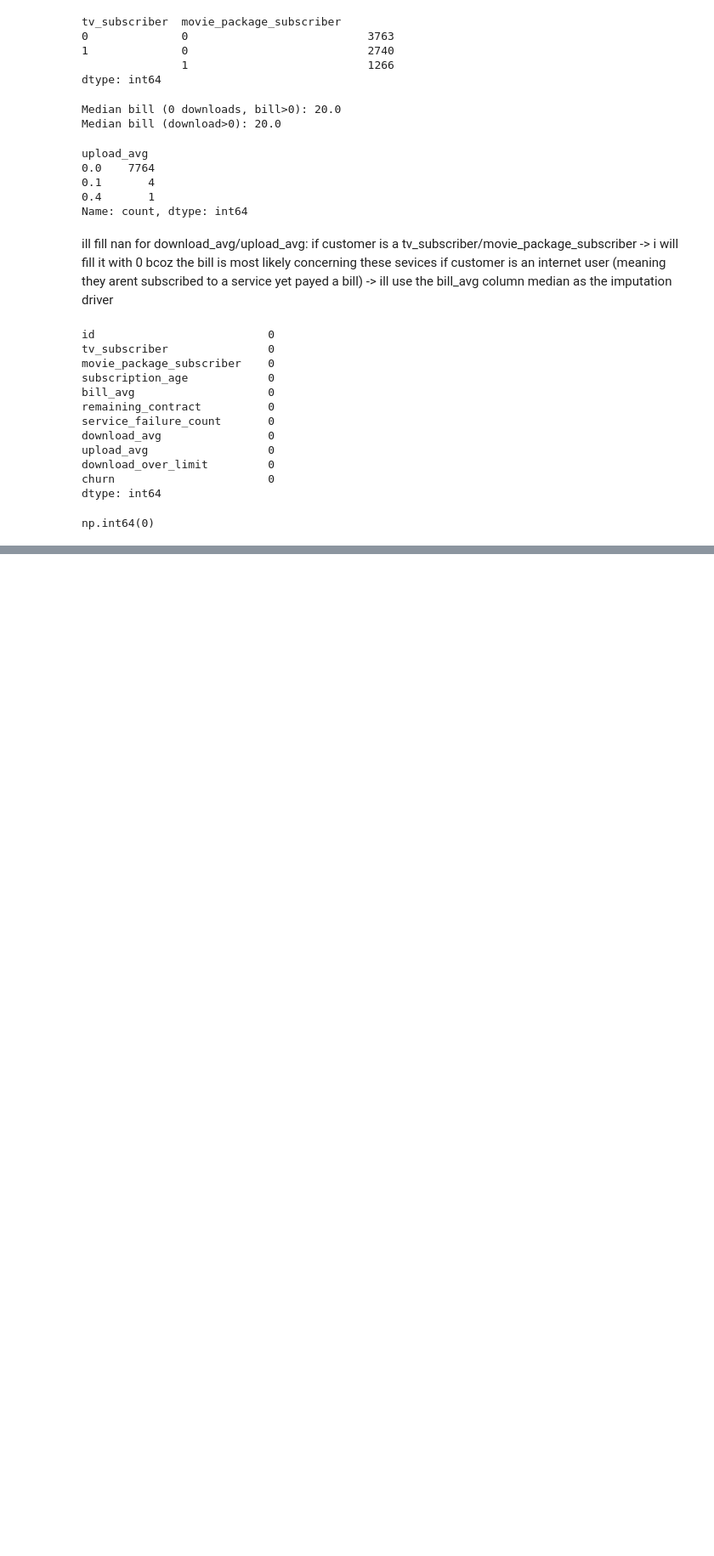
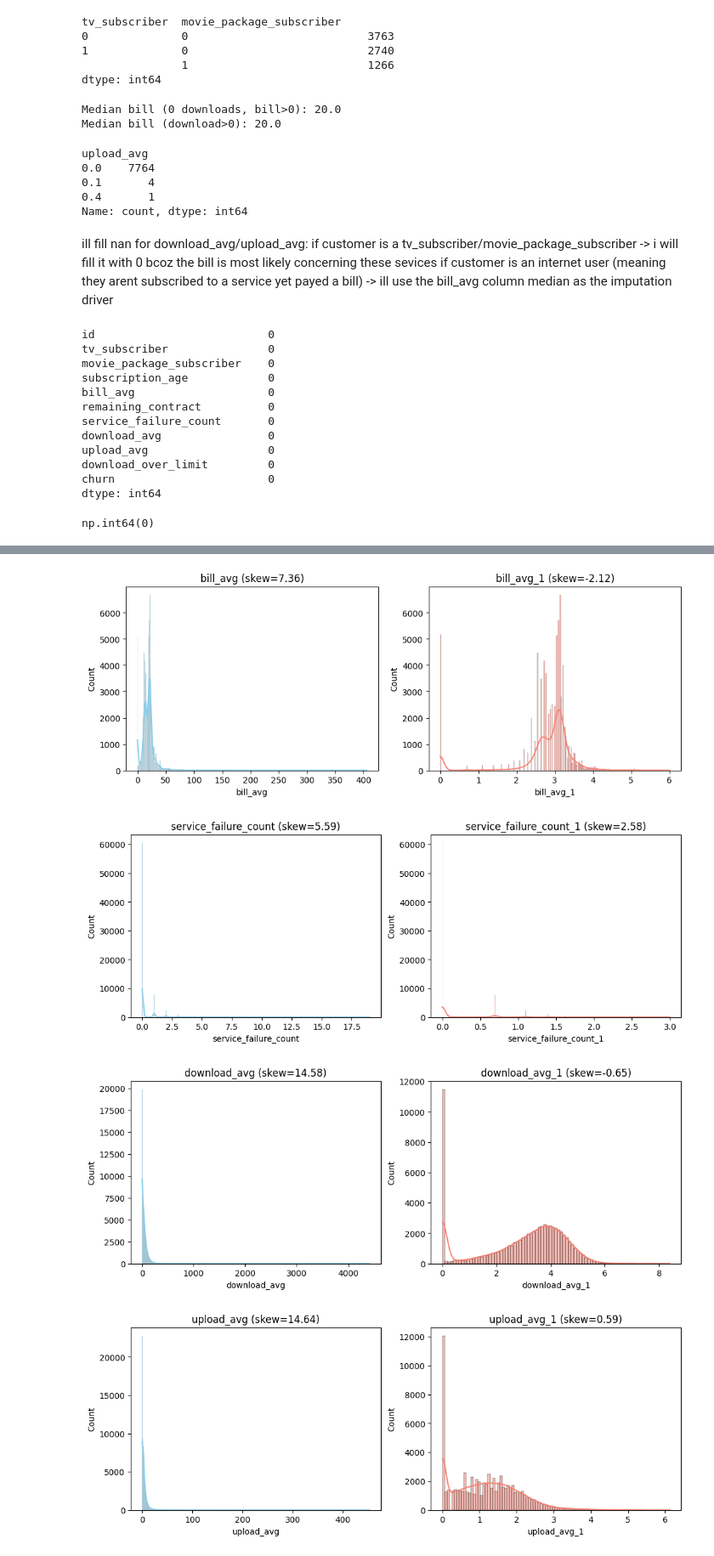
Before and after one commit to halaheltorgoman/Internet-Service-Customer-Churn, a Jupyter notebook: notebooks/churn_eda.ipynb, the cells around one changed output, grey strips where cells are left out. Shown at 85% size. Saved outputs shown, nothing was run; the diff lists cells and outputs as text; code cells hidden in the pictures; blank space fills up the shorter version.

```diff
--- a/notebooks/churn_eda.ipynb
+++ b/notebooks/churn_eda.ipynb
@@ -120,12 +123,3 @@ plt.tight_layout()
 plt.show()
 # %% [output]
 [figure]
-# %%
-
-df.rename(columns={
-    'reamining_contract': 'remaining_contract',
-    'is_tv_subscriber': 'tv_subscriber',
-    'is_movie_package_subscriber': 'movie_package_subscriber',
-}, inplace=True)
-
-print(df.columns)
@@ -309,3 +297,22 @@ df1.duplicated().sum()
 np.int64(0)
 # %%
 df1 = df1.drop(columns=['id'])
+# %%
+df1['service_failure_count_1'] = np.sqrt(df1['service_failure_count'])
+# %%
+df1['bill_avg_1'] = np.log1p(df1['download_avg'])
+df1['download_avg_1'] = np.log1p(df1['download_avg'])
+df1['upload_avg_1'] = np.log1p(df1['upload_avg'])
+# %%
+cols = ['bill_avg',
+        'service_failure_count', 'download_avg', 'upload_avg']
+print("Original Skewness:")
+for col in cols:
+    print(f"{col}: {skew(df1[col].dropna()):.2f}")
+
+for col in cols:
+    df1[col + '_1'] = np.log1p(df1[col])
+
+print("\nSkewness after log1p:")
+for col in cols:
+    print(f"{col}_1: {skew(df1[col + '_1'].dropna()):.2f}")
@@ -311,0 +331,17 @@ df1 = df1.drop(columns=['id'])
+# %%
+for col in cols:
+    fig, axes = plt.subplots(1, 2, figsize=(12, 4))
+
+
+    sns.histplot(df1[col].dropna(), kde=True, ax=axes[0], color="skyblue", edgecolor="black")
+    axes[0].set_title(f"{col} (skew={skew(df1[col].dropna()):.2f})")
+
+    sns.histplot(df1[col + '_1'].dropna(), kde=True, ax=axes[1], color="salmon", edgecolor="black")
+    axes[1].set_title(f"{col}_1 (skew={skew(df1[col + '_1'].dropna()):.2f})")
+
+    plt.show()
+# %% [output]
+[figure, added]
+[figure, added]
+[figure, added]
+[figure, added]
```
Also changed, not shown: parts of 8 cells of this notebook.
